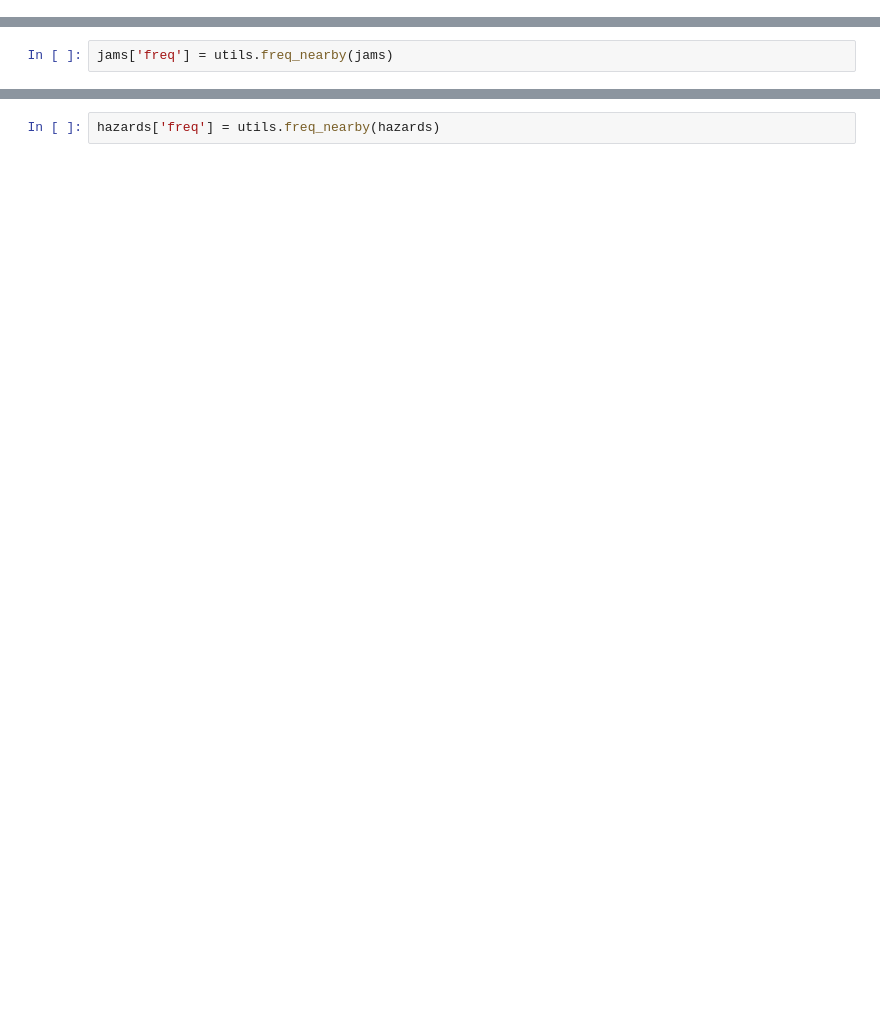
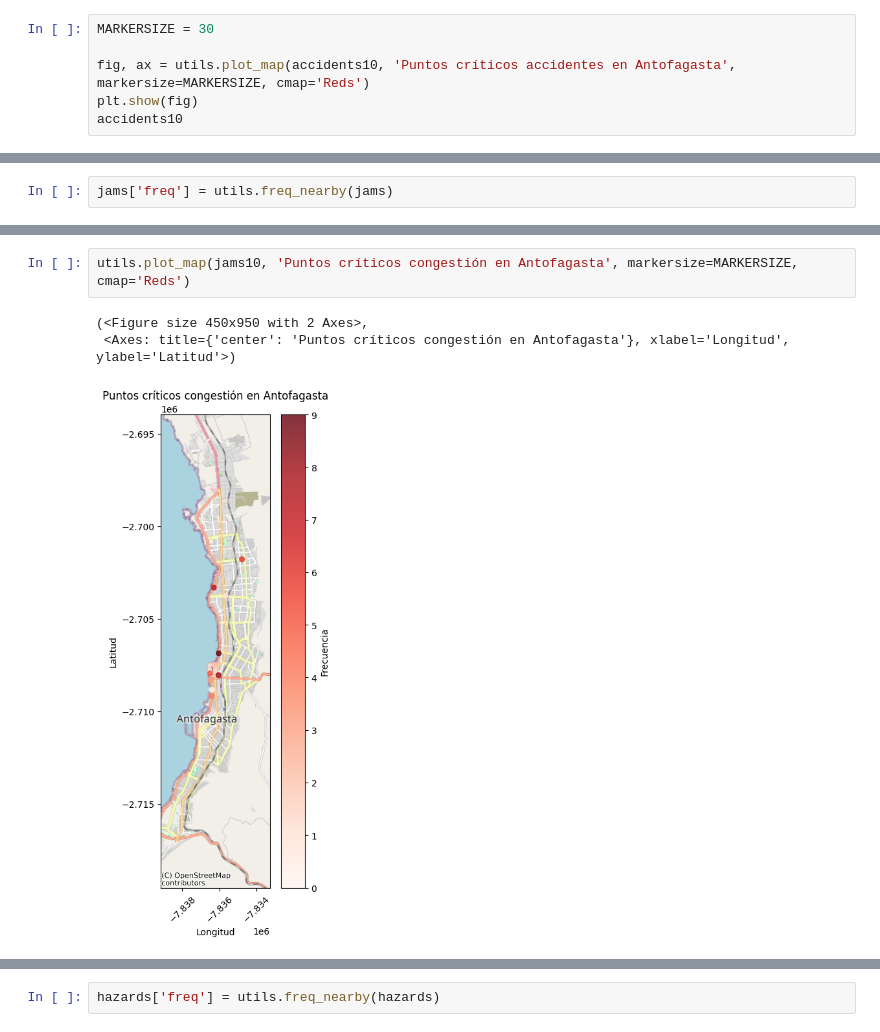
Before and after one commit to richardhapb/antof-traffic-client, a Jupyter notebook: descriptivo.ipynb, the cells around one changed output, grey strips where cells are left out. Cells and saved outputs as stored; diff of their text form; blank space fills up the shorter version.

```diff
--- a/descriptivo.ipynb
+++ b/descriptivo.ipynb
@@ -102,0 +105,6 @@ Las 10 coordenadas con más accidentes son:
+# %%
+MARKERSIZE = 30
+
+fig, ax = utils.plot_map(accidents10, 'Puntos críticos accidentes en Antofagasta', markersize=MARKERSIZE, cmap='Reds')
+plt.show(fig)
+accidents10
@@ -122,3 +144,9 @@ top10
+# %%
+utils.plot_map(jams10, 'Puntos críticos congestión en Antofagasta', markersize=MARKERSIZE, cmap='Reds')
+# %% [output]
+(<Figure size 450x950 with 2 Axes>,
+ <Axes: title={'center': 'Puntos críticos congestión en Antofagasta'}, xlabel='Longitud', ylabel='Latitud'>)
+[figure, added]
 # %%
 print('Las 10 coordenadas con más atascos son:')
 for _, row in top10.iterrows():
```
Also changed, not shown: parts of 12 cells of this notebook, 12 other files.
